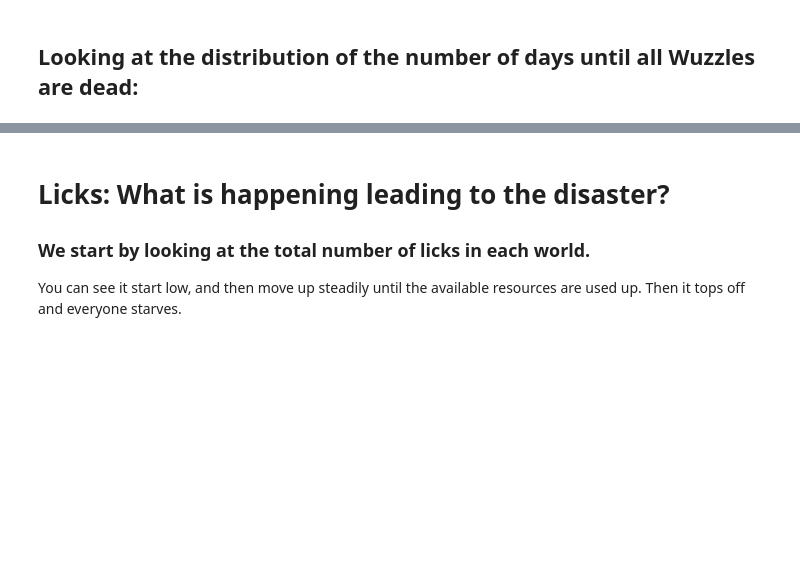
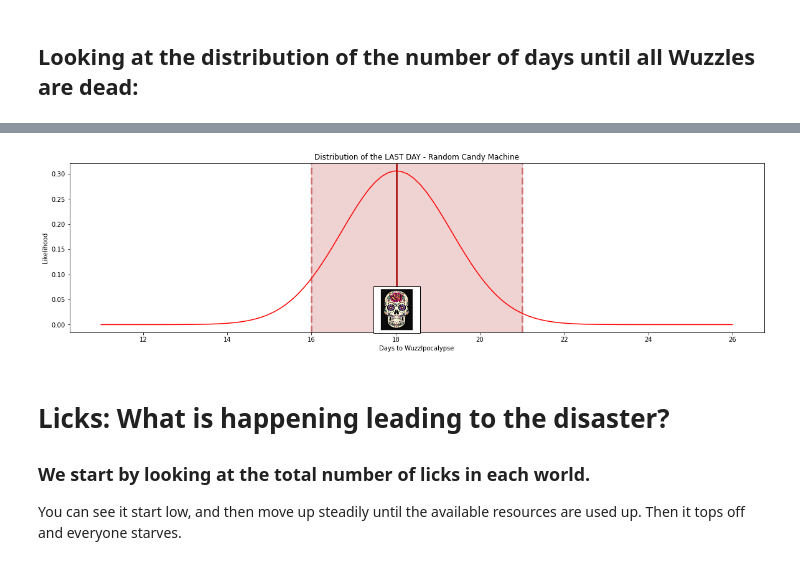
Before and after one commit to pcgentry/candy_machine, a Jupyter notebook: simulation_1_random.ipynb, the cells around one changed output, grey strips where cells are left out. Saved outputs shown, nothing was run; the diff lists cells and outputs as text; code cells hidden in the pictures; blank space fills up the shorter version.

```diff
--- a/simulation_1_random.ipynb
+++ b/simulation_1_random.ipynb
@@ -141,3 +149,7 @@ plt.show();
+# %%
+nrml_dist_points = skull_chart(simulations, strategy_human, image_prefix)
+# %% [output]
+[figure, added]
 # %% [markdown]
 # Licks: What is happening leading to the disaster?
 
```
Also changed, not shown: parts of 7 cells of this notebook, 24 other files.
